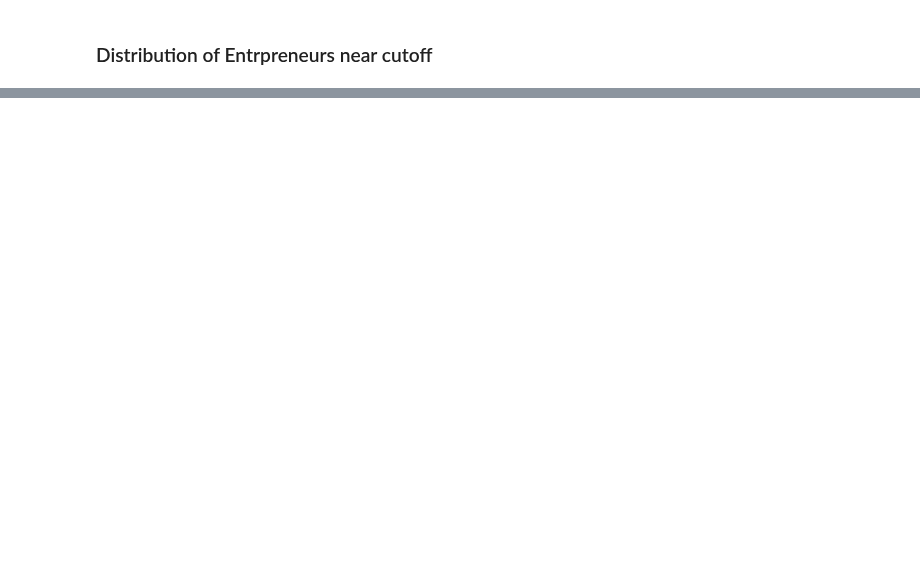
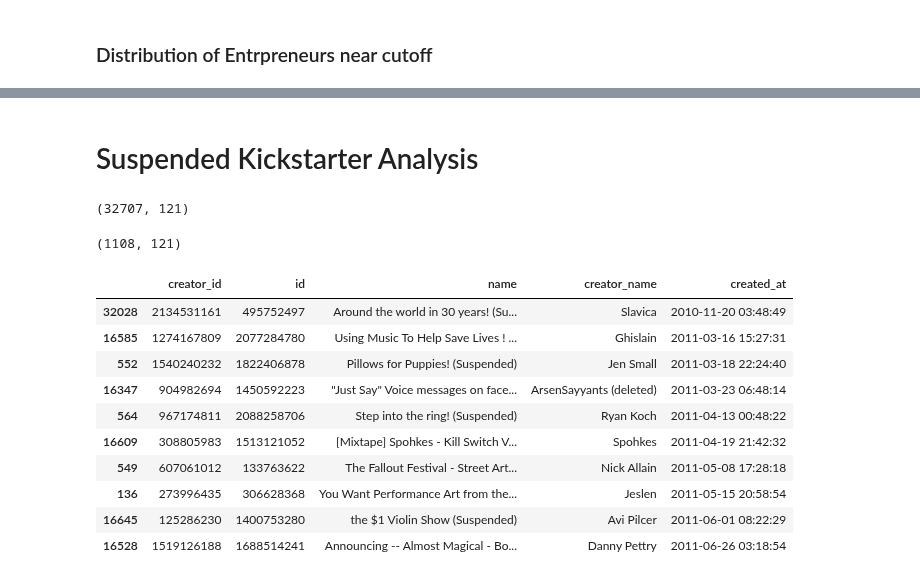
Before and after one commit to sahilpatil98/kickstarter-JMP, a Jupyter notebook: data-analysis/descriptive_statistics.ipynb, the cells around one changed output, grey strips where cells are left out. Drawn from its saved outputs; the diff is of its cells as text; code cells hidden in the pictures; blank space fills up the shorter version.

```diff
--- a/data-analysis/descriptive_statistics.ipynb
+++ b/data-analysis/descriptive_statistics.ipynb
@@ -336,0 +510,29 @@ plt.show()
+# %% [markdown]
+# Suspended Kickstarter Analysis
+# %%
+suspended_df = pd.read_json('../data/suspended_data.json', lines = True)
+suspended_df.shape
+# %% [output]
+(32707, 121)
+# %%
+# Clean the Data
+
+# Drop duplicates
+suspended_df = suspended_df.drop_duplicates(subset = ['creator_id', 'id', 'created_at'])
+print(suspended_df.shape)
+# %% [output]
+(1108, 121)
+# %%
+suspended_df[['creator_id', 'id', 'name', 'creator_name', 'created_at']].sort_values(by = ['created_at']).head(10)
+# %% [output]
+|  | creator_id | id | name | creator_name | created_at |
+| 32028 | 2134531161 | 495752497 | Around the world in 30 years! (Su... | Slavica | 2010-11-20 03:48:49 |
+| 16585 | 1274167809 | 2077284780 | Using Music To Help Save Lives ! ... | Ghislain | 2011-03-16 15:27:31 |
+| 552 | 1540240232 | 1822406878 | Pillows for Puppies! (Suspended) | Jen Small | 2011-03-18 22:24:40 |
+| 16347 | 904982694 | 1450592223 | "Just Say" Voice messages on face... | ArsenSayyants (deleted) | 2011-03-23 06:48:14 |
+| 564 | 967174811 | 2088258706 | Step into the ring! (Suspended) | Ryan Koch | 2011-04-13 00:48:22 |
+| 16609 | 308805983 | 1513121052 | [Mixtape] Spohkes - Kill Switch V... | Spohkes | 2011-04-19 21:42:32 |
+| 549 | 607061012 | 133763622 | The Fallout Festival - Street Art... | Nick Allain | 2011-05-08 17:28:18 |
+| 136 | 273996435 | 306628368 | You Want Performance Art from the... | Jeslen | 2011-05-15 20:58:54 |
+| 16645 | 125286230 | 1400753280 | the $1 Violin Show (Suspended) | Avi Pilcer | 2011-06-01 08:22:29 |
+| 16528 | 1519126188 | 1688514241 | Announcing -- Almost Magical - Bo... | Danny Pettry | 2011-06-26 03:18:54 |
```
Also changed, not shown: parts of 13 cells of this notebook, 2 other files.
